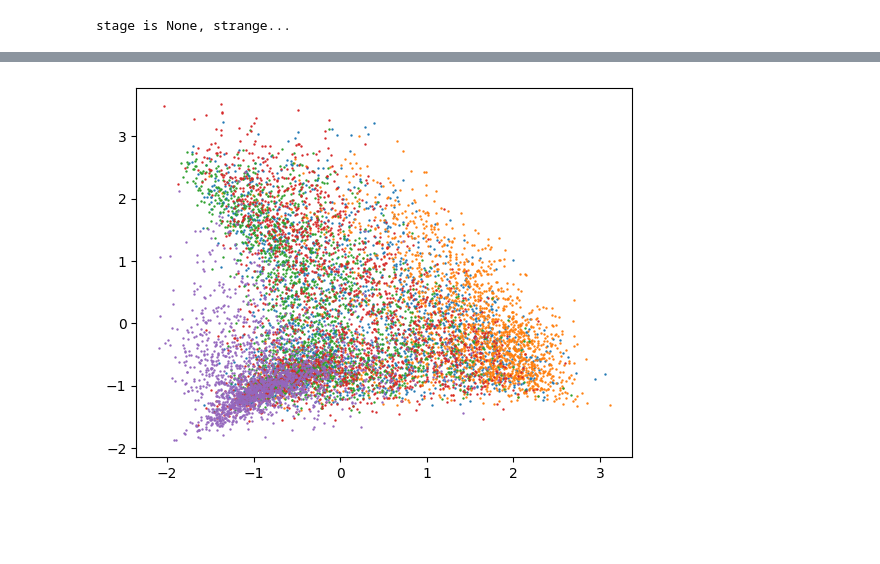
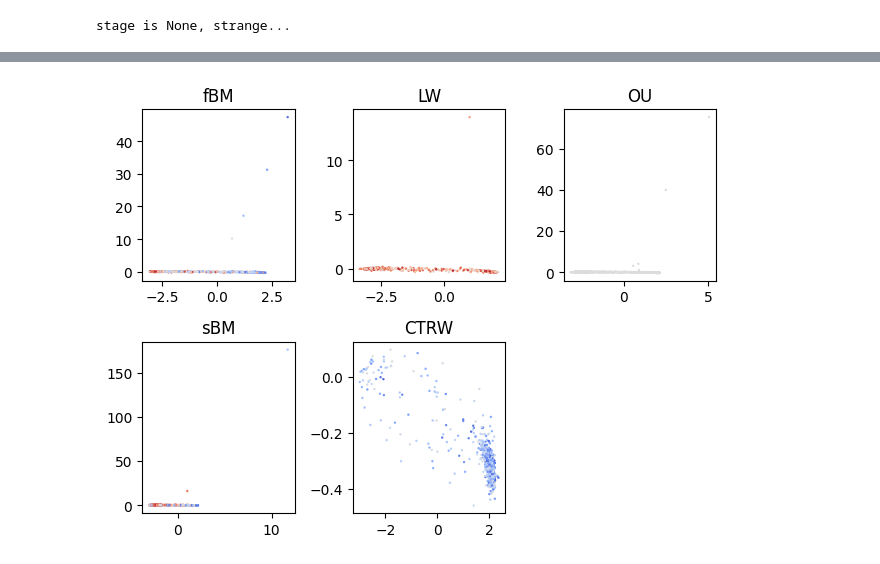
Before and after one commit to hippover/gratin, a Jupyter notebook: examples/MMD.ipynb, the cells around one changed output, grey strips where cells are left out. Saved outputs shown, nothing was run; the diff lists cells and outputs as text; code cells hidden in the pictures; blank space fills up the shorter version.

```diff
--- a/examples/MMD.ipynb
+++ b/examples/MMD.ipynb
@@ -44,7 +44,7 @@ graph_info = {
     "edge_method": "geom_causal",
 }
 
-dl_params = {"batch_size": 256, "num_workers": num_workers}
+dl_params = {"batch_size": 264, "num_workers": num_workers}
 
 ds_params = {
     "dim": dim,  # can be (1, 2 or 3)
@@ -78,6 +78,7 @@ class Plot(Callback):
         if batch_idx % 50 == 0:
             s = 3.
             h = outputs["h"].detach().cpu().numpy()
+            h_norm = outputs["norm_h"].detach().cpu().numpy()
             alpha = batch.alpha[:,0].detach().cpu().numpy()
             log_diff = batch.log_diffusion[:,0].detach().cpu().numpy()
             L = batch.length[:,0].detach().cpu().numpy()
@@ -88,15 +89,23 @@ class Plot(Callback):
             pred_m = np.argmax(pred_m,axis=1)
 
 
-            fig = plt.figure(figsize=(9,3))
-            ax = fig.add_subplot(131)
+            fig = plt.figure(figsize=(9,6))
+            ax = fig.add_subplot(231)
             ax.scatter(h[:,0],h[:,1],c=alpha,cmap="coolwarm",vmin=0,vmax=2,s=s)
-            ax = fig.add_subplot(132)
+            ax = fig.add_subplot(232)
             for b in np.unique(m):
                 ax.scatter(h[m == b,0],h[m == b,1],s=s,label=pl_module.hparams["RW_types"][b])
             plt.legend()
-            ax = fig.add_subplot(133)
+            ax = fig.add_subplot(233)
             ax.scatter(h[:,0],h[:,1],c=log_diff,s=s)
+            ax = fig.add_subplot(234)
+            ax.scatter(h_norm[:,0],h_norm[:,1],c=alpha,cmap="coolwarm",vmin=0,vmax=2,s=s)
+            ax = fig.add_subplot(235)
+            for b in np.unique(m):
+                ax.scatter(h_norm[m == b,0],h_norm[m == b,1],s=s,label=pl_module.hparams["RW_types"][b])
+            plt.legend()
+            ax = fig.add_subplot(236)
+            ax.scatter(h_norm[:,0],h_norm[:,1],c=log_diff,s=s)
 
             pl_module.logger.experiment.add_figure("Embedding", fig,global_step=trainer.global_step)
 
@@ -159,8 +168,9 @@ model = MMDNet(n_c=32,
     latent_dim=2,
     dim=2,
     RW_types=ds_params["RW_types"],
-    noise_scale=0.5,
+    noise_scale=0.3,
     noise_scale_decay=0.98,
+    normalize_mode="covariance",
     n_splits=1)
 # %%
 with warnings.catch_warnings():
@@ -245,9 +351,21 @@ out, info, h = get_predictions_of_dl(
     model, dm.test_dataloader(), latent_samples=np.inf
 )
 # %%
+fig = plt.figure()
 for m in np.unique(info["model"]):
-    plt.scatter(h[info["model"] == m,0],h[info["model"] == m,1],s=.5)
+    ax = fig.add_subplot(2,3,m+1)
+    col = info["alpha"][info["model"] == m]
+    if ds_params["RW_types"][m] == "OU":
+        col = np.ones_like(h[info["model"] == m,0])
+    ax.scatter(
+        h[info["model"] == m,0],
+        h[info["model"] == m,1],
+        c=col,
+        cmap="coolwarm",vmin=0,vmax=2,
+        s=.5, label=ds_params["RW_types"][m])
+    ax.set_title(ds_params["RW_types"][m])
+plt.tight_layout()
 #plt.xlim((-2,2))
 #plt.ylim((-2,2))
 # %% [output]
-[figure, old version]
+[figure, new version]
```
Also changed, not shown: parts of 13 cells of this notebook, 4 other files.
